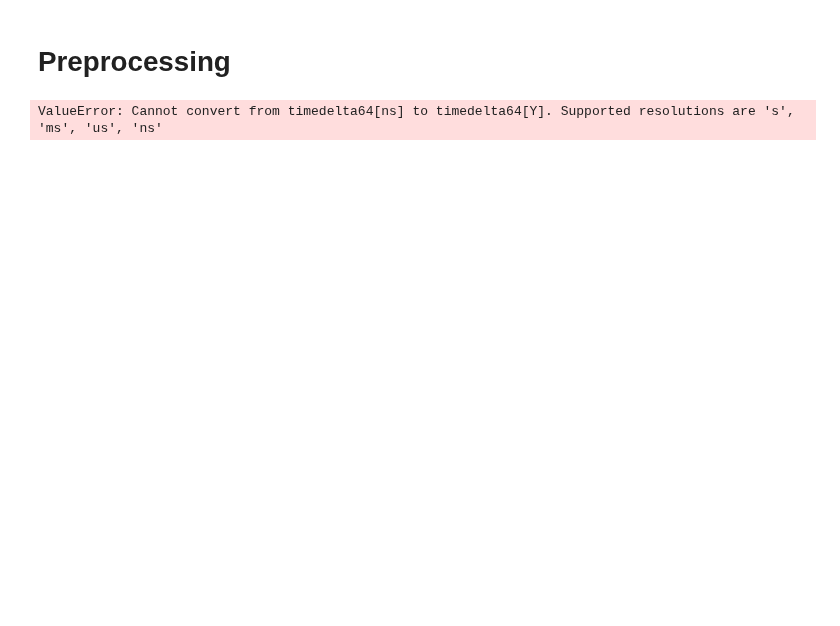
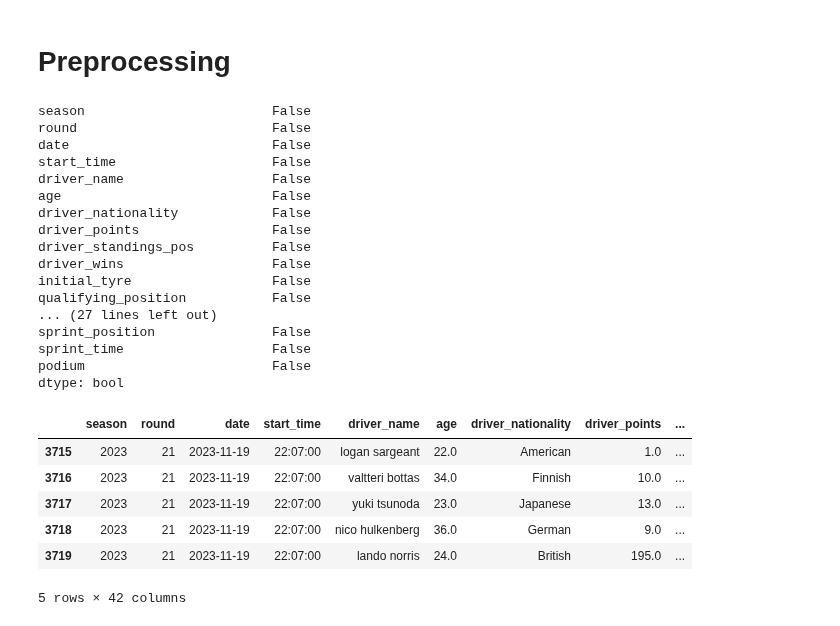
Before and after one commit to MauriceChiu7/573-f1, a Jupyter notebook: nbc.ipynb, the cells around one changed output. Cells and saved outputs as stored; diff of their text form; code cells hidden in the pictures; blank space fills up the shorter version.

```diff
--- a/nbc.ipynb
+++ b/nbc.ipynb
@@ -20,6 +20,7 @@ import numpy as np
 
 input = './data/final_df.csv'
 df = pd.read_csv(input, nrows=3720)
+# df = pd.read_csv(input)
 
 df['season'] = df['season'].astype('category')
 
@@ -32,7 +33,13 @@ df['start_time'] = df['start_time'].astype('category')
 df['driver_name'] = df['driver_name'].astype('category')
 
 df['date_of_birth'] = pd.to_datetime(df['date_of_birth'])
-df['age2'] = (df['date'] - df['date_of_birth']).astype('<m8[Y]')
+# df['age2'] = (df['date'] - df['date_of_birth']).astype('<m8[Y]') # Original, ValueError
+df['age2'] = (df['date'] - df['date_of_birth'])
+df['age2'] = df['age2'] / np.timedelta64(1, 'Y')
+df['age2'] = np.floor(df['age2'])
+# df['age2'] = df['age2'].astype('<m8[Y]') # Somehow, converts year back to days
+# display(df['age2'])
+
 df['date_of_birth'] = df['age2']
 df.rename(columns={'date_of_birth': 'age'}, inplace=True)
 df = df.drop('age2', axis=1)
@@ -232,33 +239,81 @@ df['fl_pos'] = pd.Categorical(df['fl_pos'], categories=category_order8, ordered=
 df['fl_time'] = df['fl_time'].fillna(max_values6)
 
 max_values9 = df.groupby(['season', 'round'])['sprint_fl_time'].transform('max')
 df['sprint_fl_time'] = df['sprint_fl_time'].fillna(max_values9)
 df.loc[mask28, 'sprint_fl_time'] = df.loc[mask28, 'fl_time'].values
 
 df['sprint_position'] = df['sprint_position'].replace(['dns', 'dnf'], np.nan)
 df['sprint_position'] = df['sprint_position'].astype(float)
 df.loc[mask28, 'sprint_position'] = df.loc[mask28, 'podium'].values
 max_values10 = df.groupby(['season', 'round'])['sprint_position'].transform('max')
 df['sprint_position'] = df['sprint_position'].fillna(max_values10+1)
 df['podium'] = pd.Categorical(df['podium'], categories=category_order7, ordered=True)
 df['sprint_position'] = pd.Categorical(df['sprint_position'], categories=category_order7, ordered=True)
 
 df.loc[mask28, 'sprint_time'] = df.loc[mask28, 'time'].values
 max_values11 = df.groupby(['season', 'round'])['sprint_time'].transform('max')
 max_values12 = df.groupby(['season', 'round'])['sprint_fl_time'].transform('max')
 df['sprint_time'] = df['sprint_time'].fillna(max_values11 + max_values12)
 
 condition1 = (df['season'] == 2021) & (df['round'] == 12) & (df['driver_name'] == 'max verstappen')
 df.loc[condition1, 'points'] = 13.0
 condition2 = (df['season'] == 2021) & (df['round'] == 12) & (df['driver_name'] == 'lewis hamilton')
 df.loc[condition2, 'points'] = 8.0
 condition3 = (df['season'] == 2021) & (df['round'] == 12) & (df['driver_name'] == 'carlos sainz')
 df.loc[condition3, 'points'] = 1.0
 
-print("Columns with NaN values:")
+df.drop(['num_o_ps','time','status','fl_pos','fl_time','points'], inplace=True, axis=1)
+
+from datetime import datetime
+
+def days_since_epoch(input_date):
+    """
+    Converts the given date to the number of days since January 1, 1970 (Unix epoch).
+
+    :param input_date: A string representing a date in the format 'YYYY-MM-DD'.
+    :return: The number of days since January 1, 1970.
+    """
+    # Define the start of Unix epoch
+    epoch_start = datetime(1970, 1, 1)
+
+    # Parse the input date
+    given_date = datetime.strptime(input_date, "%Y-%m-%d")
+
+    # Calculate the difference in days
+    delta = given_date - epoch_start
+    return delta.days
+
+# df['date'] = df['date'].astype(str)
+# df['date'] = df['date'].apply(days_since_epoch)
+
+# print("Columns with NaN values:")
 print(df.isna().any())
-print(df.dtypes)
+
+display(df.tail(5))
 
 df.to_csv('./data/preprocessed_df.csv', index=False)
 # %% [output]
-ValueError: Cannot convert from timedelta64[ns] to timedelta64[Y]. Supported resolutions are 's', 'ms', 'us', 'ns'
+season                        False
+round                         False
+date                          False
+start_time                    False
+driver_name                   False
+age                           False
+driver_nationality            False
+driver_points                 False
+driver_standings_pos          False
+driver_wins                   False
+initial_tyre                  False
+qualifying_position           False
+... (27 lines left out)
+sprint_position               False
+sprint_time                   False
+podium                        False
+dtype: bool
+|  | season | round | date | start_time | driver_name | age | driver_nationality | driver_points | ... |
+| 3715 | 2023 | 21 | 2023-11-19 | 22:07:00 | logan sargeant | 22.0 | American | 1.0 | ... |
+| 3716 | 2023 | 21 | 2023-11-19 | 22:07:00 | valtteri bottas | 34.0 | Finnish | 10.0 | ... |
+| 3717 | 2023 | 21 | 2023-11-19 | 22:07:00 | yuki tsunoda | 23.0 | Japanese | 13.0 | ... |
+| 3718 | 2023 | 21 | 2023-11-19 | 22:07:00 | nico hulkenberg | 36.0 | German | 9.0 | ... |
+| 3719 | 2023 | 21 | 2023-11-19 | 22:07:00 | lando norris | 24.0 | British | 195.0 | ... |
+5 rows × 42 columns
```
Also changed, not shown: parts of 3 cells of this notebook, 6 other files.
